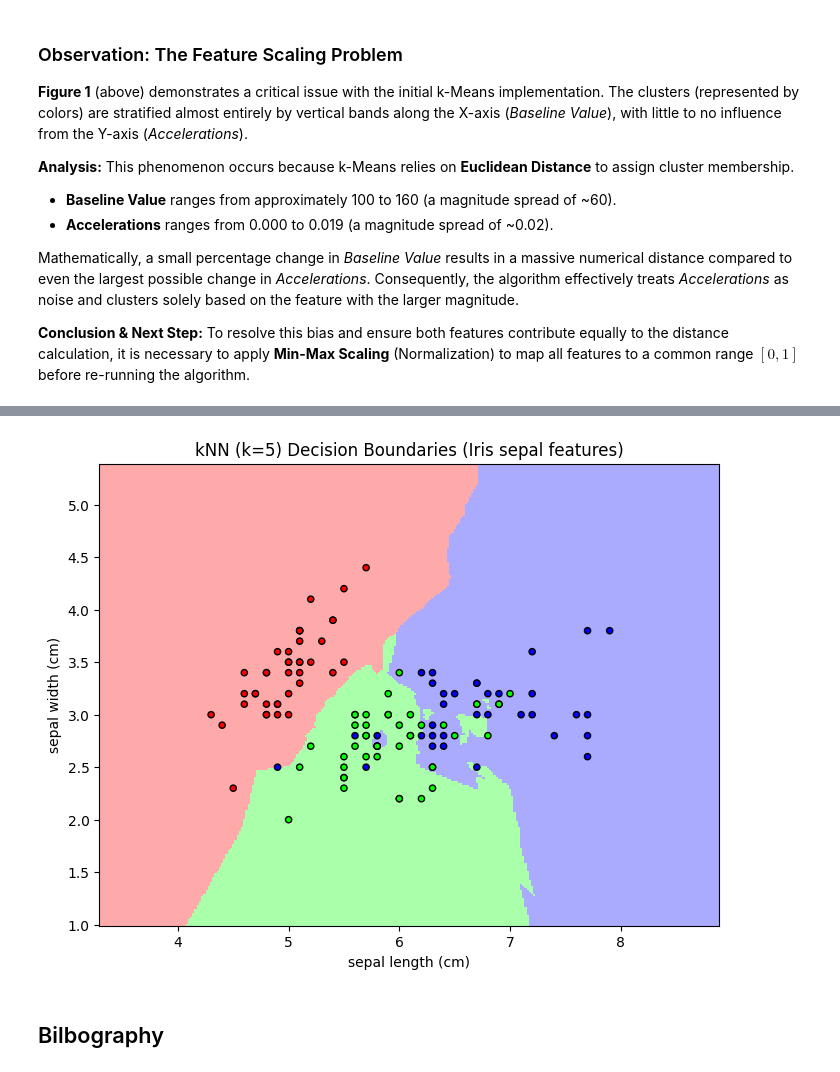
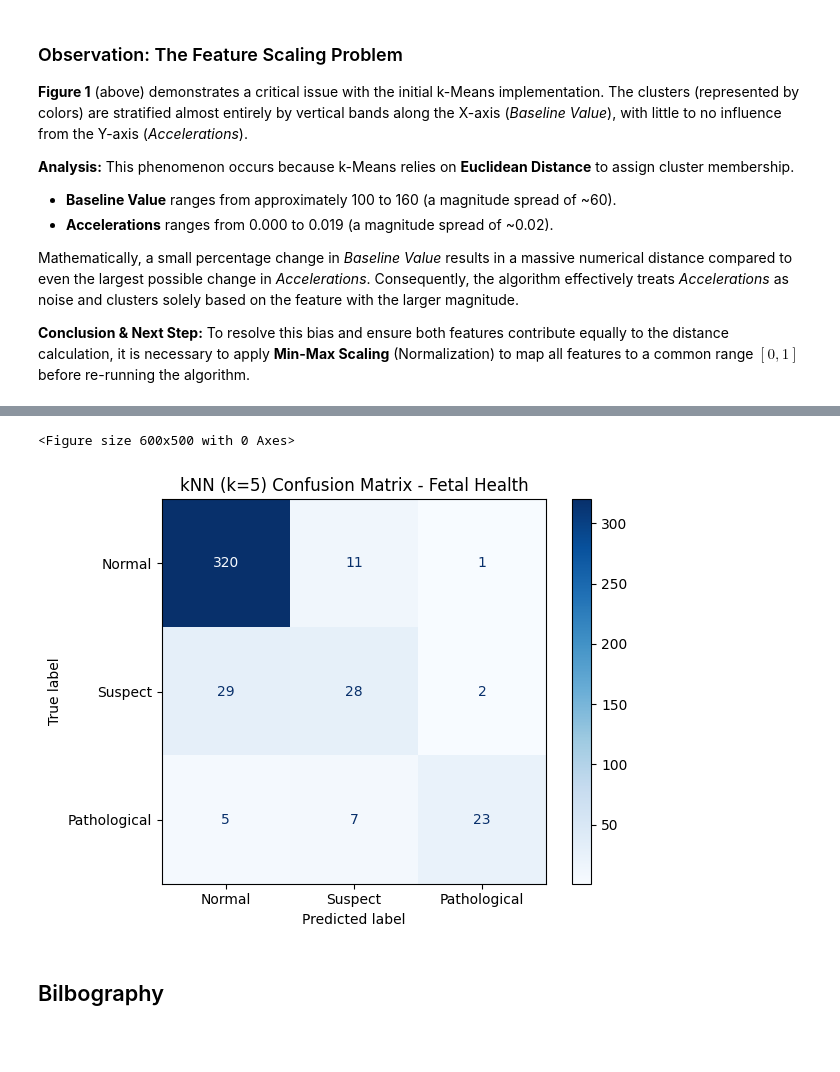
Before and after one commit to Yanguangchen/ML-midterms, a Jupyter notebook: CM3015_FetalHealth_KMeans_Iris_KNN.ipynb, the cells around one changed output, grey strips where cells are left out. Drawn from its saved outputs; the diff is of its cells as text; code cells hidden in the pictures; blank space fills up the shorter version.

```diff
--- a/CM3015_FetalHealth_KMeans_Iris_KNN.ipynb
+++ b/CM3015_FetalHealth_KMeans_Iris_KNN.ipynb
@@ -428,10 +477,19 @@ Train size: 120, Test size: 30
 # %%
-# 3. Train kNN classifier and evaluate accuracy
+from sklearn.pipeline import Pipeline
+from sklearn.preprocessing import StandardScaler
+from sklearn.neighbors import KNeighborsClassifier
+from sklearn.metrics import accuracy_score, classification_report
+
+# 3. Train kNN classifier (with scaling) and evaluate accuracy
 k_neighbors = 5
-knn = KNeighborsClassifier(n_neighbors=k_neighbors)
-knn.fit(X_train, y_train)
+clf = Pipeline([
+    ("scaler", StandardScaler()),
+    ("knn", KNeighborsClassifier(n_neighbors=k_neighbors)),
+])
+clf.fit(X_train, y_train)
 
-y_pred = knn.predict(X_test)
+y_pred = clf.predict(X_test)
 accuracy = accuracy_score(y_test, y_pred)
-print(f"kNN (k={k_neighbors}) accuracy on test set: {accuracy:.2f}")
+print(f"kNN (k={k_neighbors}) accuracy on fetal test set: {accuracy:.3f}")
+print("\nClassification report:\n", classification_report(y_test, y_pred, target_names=["Normal","Suspect","Pathological"]))
 # %% [output]
@@ -439,31 +508,24 @@ kNN (k=5) accuracy on test set: 1.00
-# %%
-# 4. Decision boundary visualization (first two features)
-from matplotlib.colors import ListedColormap
-
-X_train_2d = X_train[:, :2]
-knn_2d = KNeighborsClassifier(n_neighbors=k_neighbors)
-knn_2d.fit(X_train_2d, y_train)
-
-x_min, x_max = X_train_2d[:, 0].min() - 1, X_train_2d[:, 0].max() + 1
-y_min, y_max = X_train_2d[:, 1].min() - 1, X_train_2d[:, 1].max() + 1
-xx, yy = np.meshgrid(np.arange(x_min, x_max, 0.02),
-                     np.arange(y_min, y_max, 0.02))
-
-Z = knn_2d.predict(np.c_[xx.ravel(), yy.ravel()])
-Z = Z.reshape(xx.shape)
-
-plt.figure(figsize=(8, 6))
-cmap_light = ListedColormap(['#FFAAAA', '#AAFFAA', '#AAAAFF'])
-cmap_bold = ListedColormap(['#FF0000', '#00FF00', '#0000FF'])
-plt.pcolormesh(xx, yy, Z, cmap=cmap_light, shading='auto')
-plt.scatter(X_train_2d[:, 0], X_train_2d[:, 1], c=y_train, cmap=cmap_bold,
-            edgecolor='k', s=20)
-plt.xlabel(iris.feature_names[0])
-plt.ylabel(iris.feature_names[1])
-plt.title(f"kNN (k={k_neighbors}) Decision Boundaries (Iris sepal features)")
-plt.show()
-# %% [output]
-[figure, removed]
+# %%
+# 4. Confusion matrix on fetal test set
+from sklearn.metrics import ConfusionMatrixDisplay
+
+labels = [1.0, 2.0, 3.0]
+label_names = ["Normal","Suspect","Pathological"]
+
+plt.figure(figsize=(6, 5))
+ConfusionMatrixDisplay.from_predictions(
+    y_test, y_pred,
+    labels=labels,
+    display_labels=label_names,
+    cmap='Blues',
+    values_format='d'
+)
+plt.title(f"kNN (k={k_neighbors}) Confusion Matrix - Fetal Health")
+plt.tight_layout()
+plt.show()
+# %% [output]
+<Figure size 600x500 with 0 Axes>
+[figure, added]
 # %% [markdown]
 ## Bilbography
 # %% [markdown]
```
Also changed, not shown: parts of 20 cells of this notebook.
